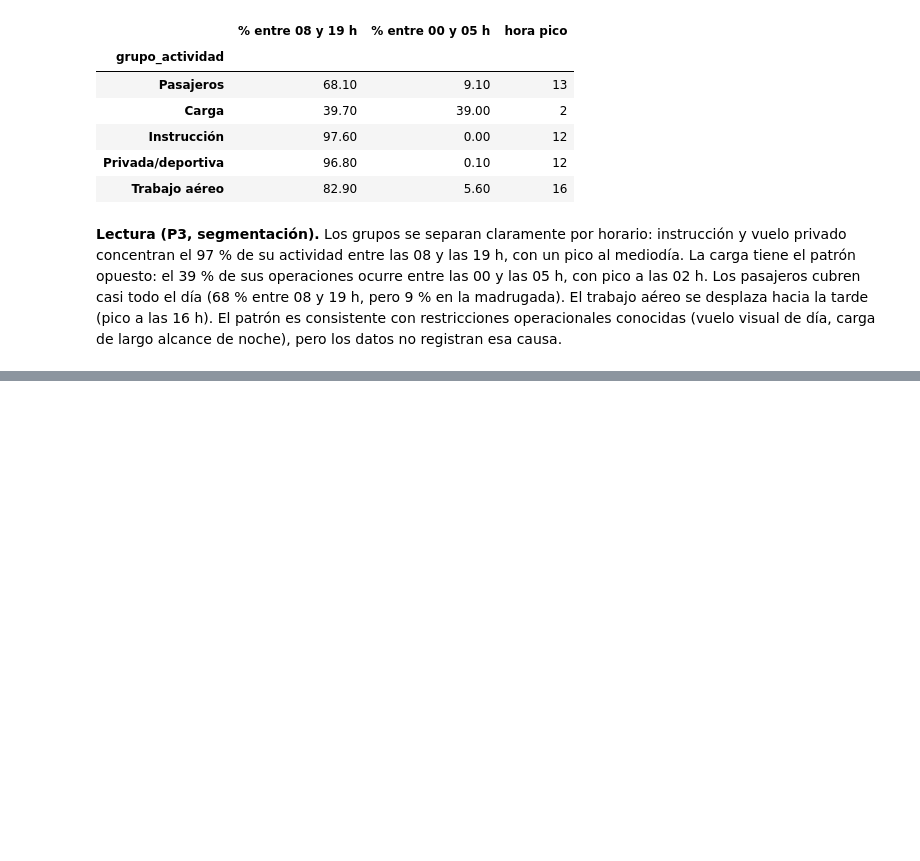
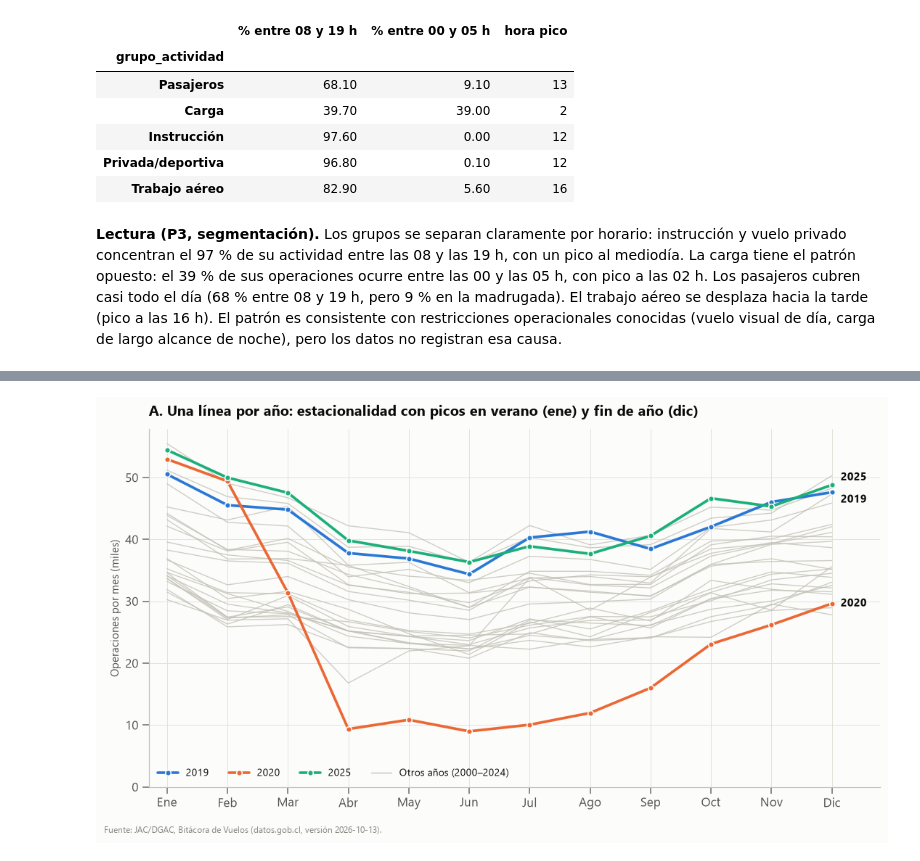
Before and after one commit to Gaboto1/visualizacion-transporte-rojas-gabriel, a Jupyter notebook: notebooks/evaluacion02.ipynb, the cells around one changed output, grey strips where cells are left out. Cells and saved outputs as stored; diff of their text form; code cells hidden in the pictures; blank space fills up the shorter version.

```diff
--- a/notebooks/evaluacion02.ipynb
+++ b/notebooks/evaluacion02.ipynb
@@ -1372,0 +1448,33 @@ pd.DataFrame({"% entre 08 y 19 h": diurno, "% entre 00 y 05 h": nocturno, "hora
+# %%
+pivot_miles = pivot_anio_mes / 1000
+MESES = ["Ene", "Feb", "Mar", "Abr", "May", "Jun", "Jul", "Ago", "Sep", "Oct", "Nov", "Dic"]
+DESTACADOS = {2019: st.AZUL, 2020: st.NARANJA, 2025: st.AQUA}
+
+fig, ax = plt.subplots(figsize=(10, 5.6))
+for anio, fila in pivot_miles.iterrows():
+    if anio not in DESTACADOS:
+        ax.plot(range(1, 13), fila.values, color=st.GRIS_CONTEXTO, lw=0.9, alpha=0.8, zorder=1)
+y_etiqueta = {a: pivot_miles.loc[a, 12] for a in DESTACADOS}
+a_bajo, a_alto = sorted([2019, 2025], key=y_etiqueta.get)
+if y_etiqueta[a_alto] - y_etiqueta[a_bajo] < 2.5:  # separa etiquetas cercanas
+    y_etiqueta[a_alto] += 1.2
+    y_etiqueta[a_bajo] -= 1.2
+for anio, color in DESTACADOS.items():
+    fila = pivot_miles.loc[anio]
+    ax.plot(range(1, 13), fila.values, color=color, lw=2.4, marker="o", markersize=5,
+            markeredgecolor=st.SUPERFICIE, zorder=3, label=str(anio))
+    ax.annotate(str(anio), (12, y_etiqueta[anio]), xytext=(8, 0), textcoords="offset points",
+                va="center", fontsize=10, color=st.TINTA, fontweight="bold")
+ax.plot([], [], color=st.GRIS_CONTEXTO, lw=0.9, label="Otros años (2000–2024)")
+ax.set_xticks(range(1, 13), MESES)
+ax.set_xlim(0.7, 12.8)
+ax.set_ylim(0)
+ax.set_ylabel("Operaciones por mes (miles)")
+ax.legend(loc="lower left", ncols=4)
+ax.set_title("A. Una línea por año: estacionalidad con picos en verano (ene) y fin de año (dic)", pad=12)
+st.fuente(ax)
+fig.tight_layout(rect=(0, 0.03, 1, 1))
+st.guardar(fig, "fig6a_benchmark_lineas_por_anio")
+plt.show()
+# %% [output]
+[figure, added]
```
Also changed, not shown: parts of 11 cells of this notebook, 3 other files.
